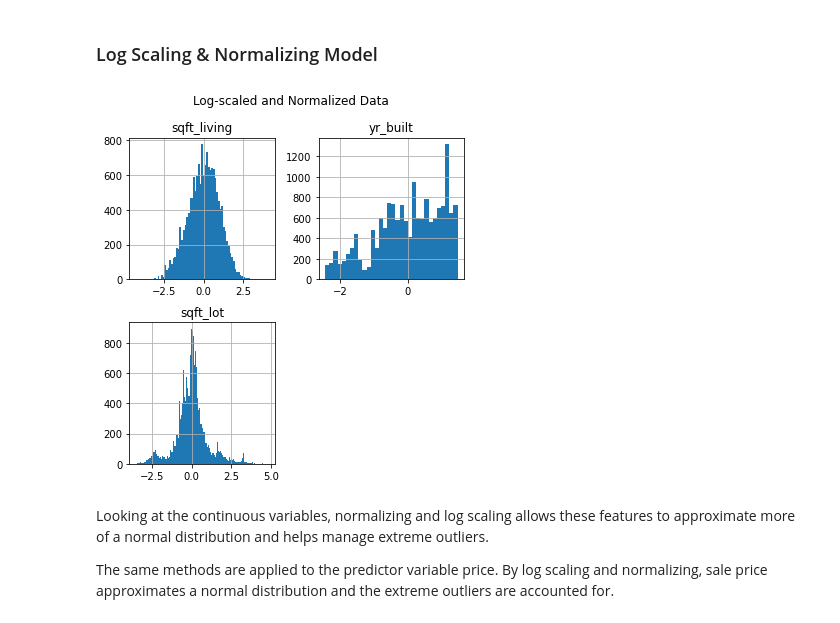
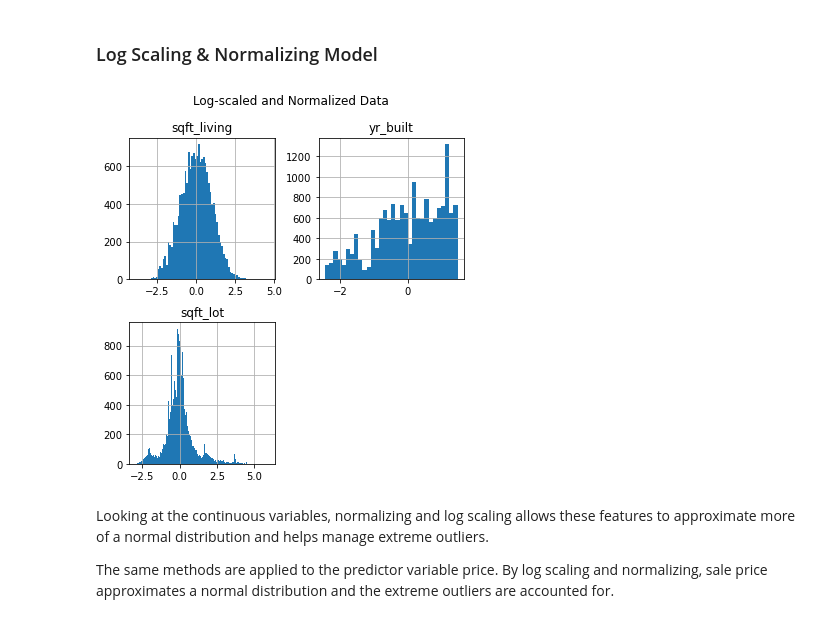
Before and after one commit to kevin-culver/home_sales_analysis, a Jupyter notebook: index_draft.ipynb, the cells around one changed output. Drawn from its saved outputs; the diff is of its cells as text; code cells hidden in the pictures.

```diff
--- a/index_draft.ipynb
+++ b/index_draft.ipynb
@@ -411,21 +412,24 @@ strong multicollinearity problems or that the design matrix is singular.
 # %% [markdown]
 ### Log Scaling & Normalizing Model
 # %%
+#continuous variables series names
 cont = ['sqft_living', 'yr_built', 'sqft_lot']
 
-X_train[cont] = np.log(X_train[cont])
+#log transforming continuous variables
+X_train_scaled = X_train.copy()
+X_train_scaled[cont] = np.log(X_train[cont])
 
 #normalization scaling function
 def normalizer(series):
     return (series-series.mean())/series.std()
 
 #applying normalization to data
-X_train[cont] = X_train[cont].apply(normalizer)
+X_train_scaled[cont] = X_train[cont].apply(normalizer)
 # %%
-X_train[cont].hist(figsize=[6,6], bins='auto')
+X_train_scaled[cont].hist(figsize=[6,6], bins='auto')
 plt.suptitle("Log-scaled and Normalized Data");
 # %% [output]
-[figure, old version]
+[figure, new version]
 # %% [markdown]
 Looking at the continuous variables, normalizing and log scaling allows these features to approximate more of a normal distribution and helps manage extreme outliers.
 
```
Also changed, not shown: parts of 40 cells of this notebook.
